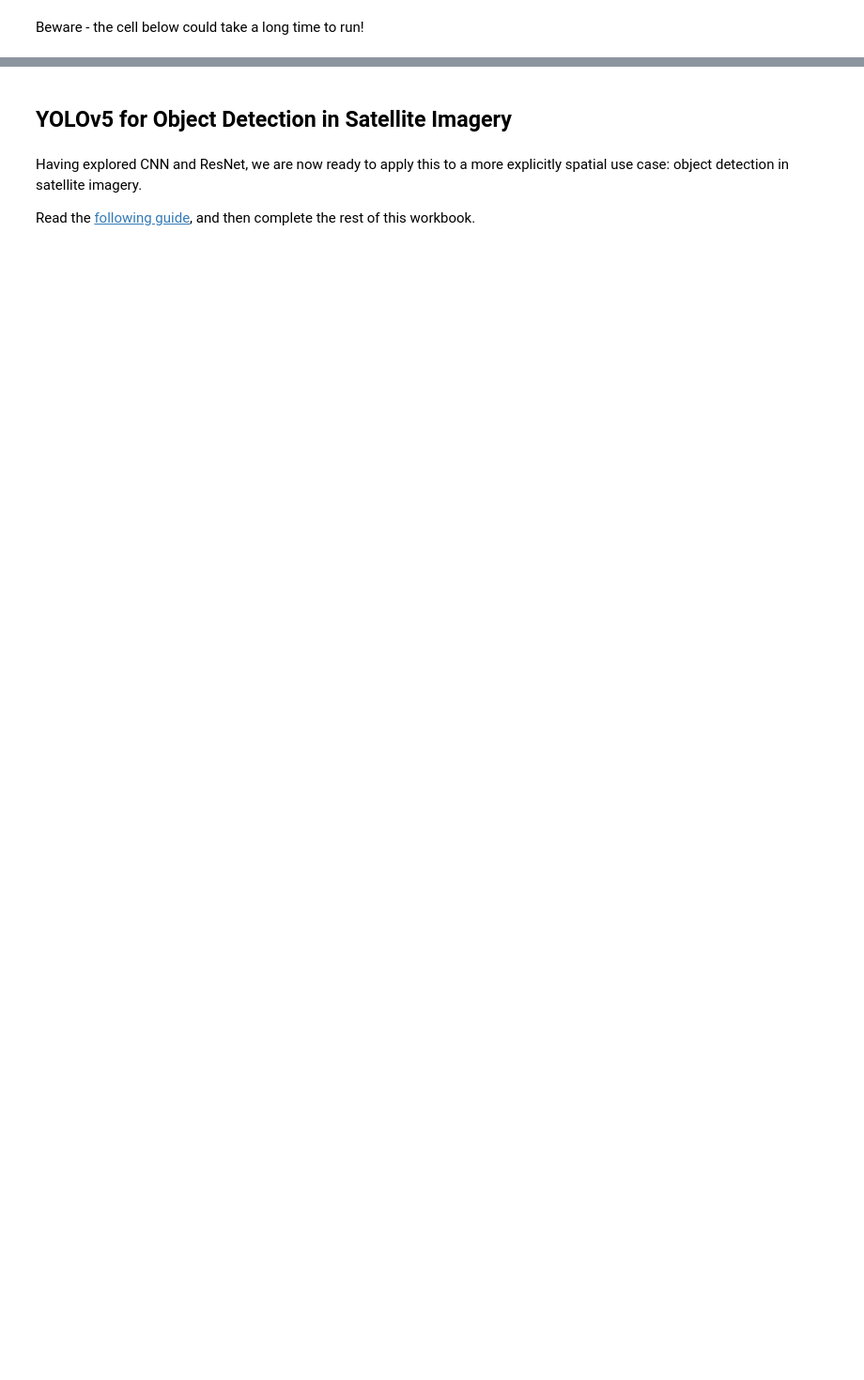
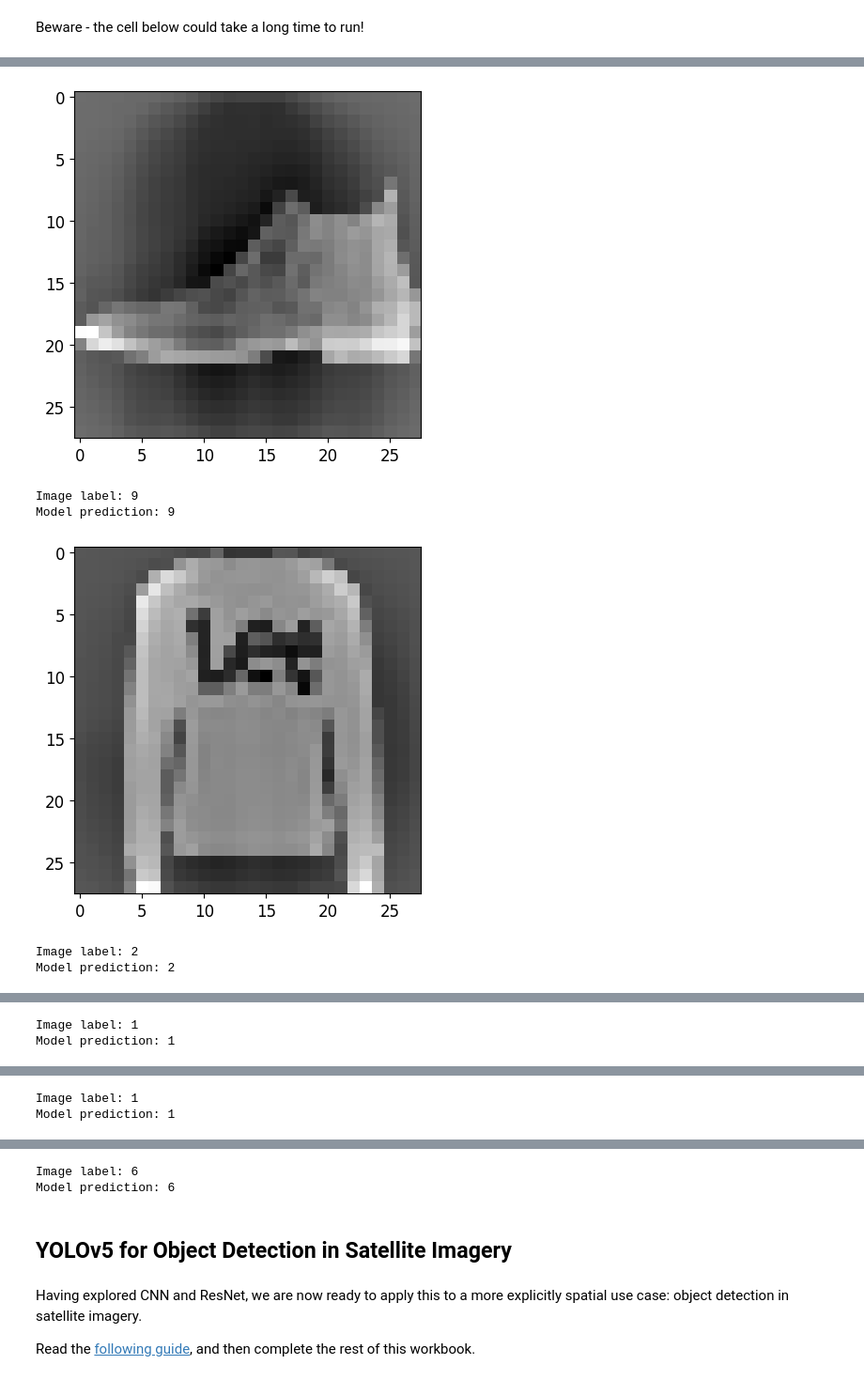
Before and after one commit to meimao76/CASA05hk4, a Jupyter notebook: Week_6/Practical_06.ipynb, the cells around one changed output, grey strips where cells are left out. Shown at 94% size. Saved outputs shown, nothing was run; the diff lists cells and outputs as text; code cells hidden in the pictures; blank space fills up the shorter version.

```diff
--- a/Week_6/Practical_06.ipynb
+++ b/Week_6/Practical_06.ipynb
@@ -344,4 +399,4 @@ model.compile(loss="sparse_categorical_crossentropy", optimizer="nadam", metrics
 # %% [markdown]
 Beware - the cell below could take a long time to run!
 # %%
-history = model.fit(X_train, y_train, epochs=5, validation_data=(X_valid, ??))
+history = model.fit(X_train, y_train, epochs=5, validation_data=(X_valid, y_valid))
@@ -351,7 +419,7 @@ score = model.evaluate(??, y_test)
 # Predict 5 images from test set
 n_images = 5
 test_images = X_test[:n_images]
-predictions = model.predict(??)
+predictions = model.predict(test_images)
 
 # Display image and model prediction.
 for i in range(n_images):
@@ -359,3 +427,4 @@ for i in range(n_images):
     plt.show()
     print("Image label: %i" % y_test[i])
     print("Model prediction: %i" % np.argmax(predictions[i]))
+# %% [output]
@@ -361,0 +432,6 @@ for i in range(n_images):
+[figure, added]
+Image label: 9
+Model prediction: 9
+[figure, added]
+Image label: 2
+Model prediction: 2
@@ -361,0 +439,2 @@ for i in range(n_images):
+Image label: 1
+Model prediction: 1
@@ -361,0 +442,2 @@ for i in range(n_images):
+Image label: 1
+Model prediction: 1
@@ -362,3 +445,5 @@ for i in range(n_images):
+Image label: 6
+Model prediction: 6
 # %% [markdown]
 ## YOLOv5 for Object Detection in Satellite Imagery
 # %% [markdown]
```
Also changed, not shown: parts of 13 cells of this notebook.
